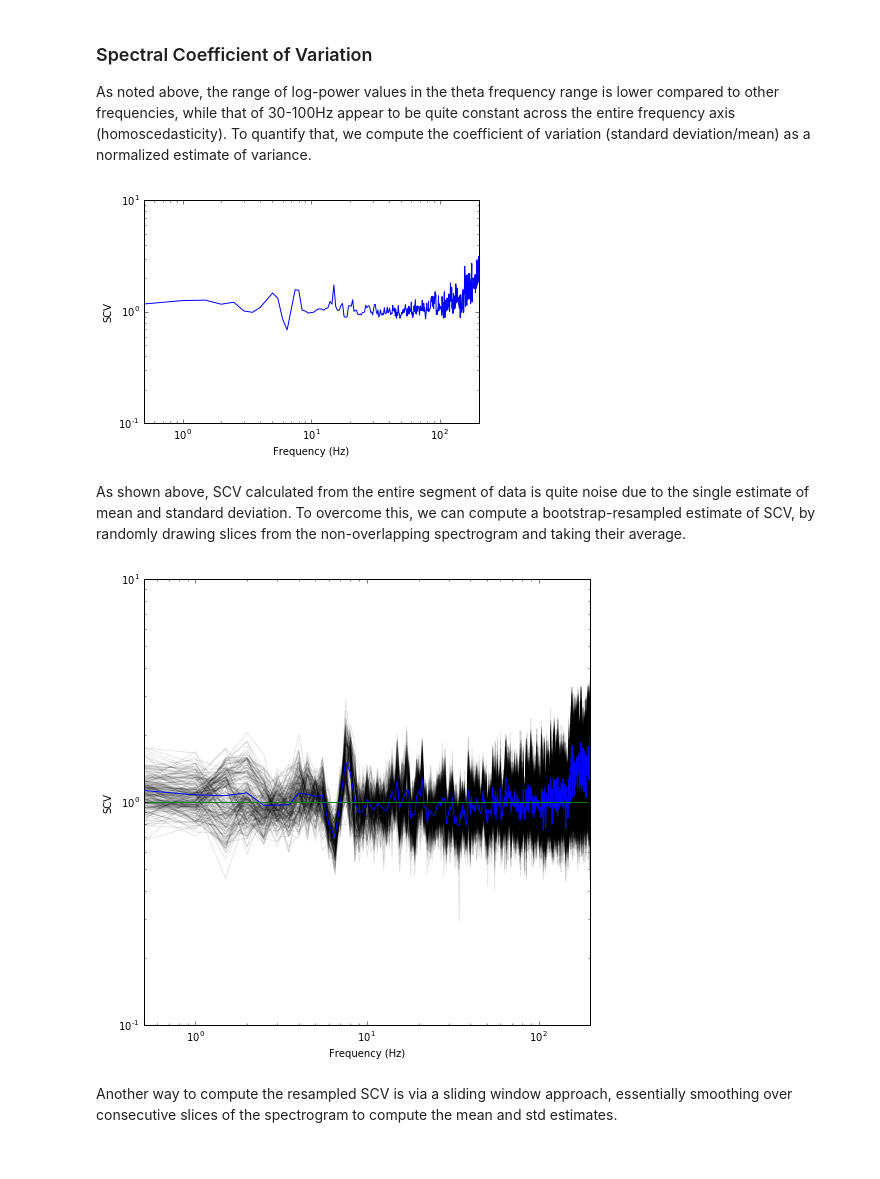
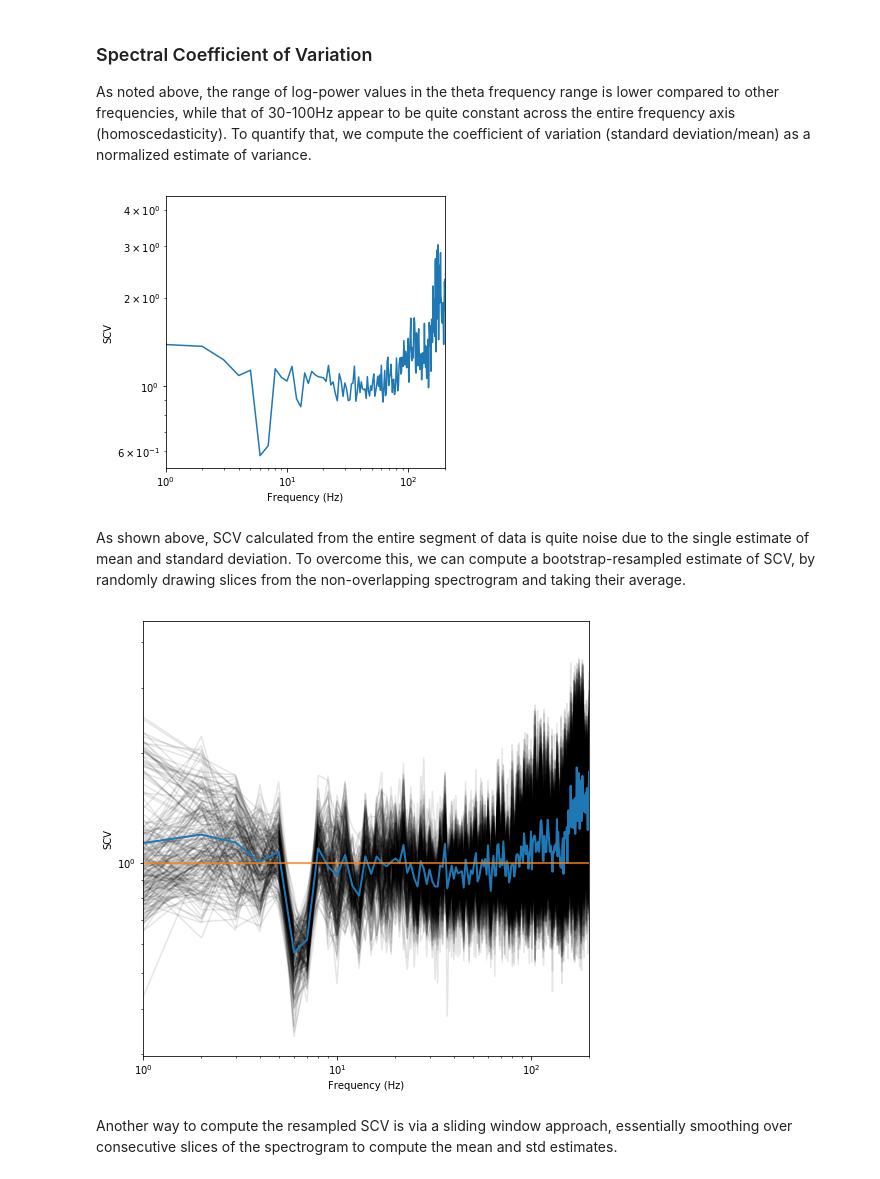
Before and after one commit to neurodsp-tools/neurodsp, a Jupyter notebook: tutorials/Spectral domain analysis.ipynb, the cells around one changed output. Cells and saved outputs as stored; diff of their text form; code cells hidden in the pictures.

```diff
--- a/tutorials/Spectral domain analysis.ipynb
+++ b/tutorials/Spectral domain analysis.ipynb
@@ -61,6 +61,3 @@ Notice in the above PSDs that there is a region of linear decrease when plotted
 See for example: Voytek et al., JNeuro, 2015; Podvalny et al., JNeurophysiol, 2015; Gao et al., NeuroImage, 2017; Lombardi et al., Chaos, 2017
 
 Here, we can fit the 1/f slope between any two frequencies while excluding a number of frequency ranges within that fit region, and we can plot the PSD and line to visually evaluate goodness of fit.
-# %%
-slope, offset= spectral.fit_slope(freq_med[1:200], P_med[1:200], (30., 100.), fit_excl=[(55., 65.)], method='ols', plot_fit=True)
-print('Slope:', slope, '& Offset:', offset)
@@ -84,28 +85,29 @@ spectral.plot_spectral_hist(f, bins, spect_hist, freq_med, P_med)
 ### Spectral Coefficient of Variation
 As noted above, the range of log-power values in the theta frequency range is lower compared to other frequencies, while that of 30-100Hz appear to be quite constant across the entire frequency axis (homoscedasticity). To quantify that, we compute the coefficient of variation (standard deviation/mean) as a normalized estimate of variance.
 # %%
-f, scv = spectral.scv(x, fs, nperseg=int(fs*2),noverlap=int(fs))
+f, scv = spectral.scv(x, fs, nperseg=int(fs),noverlap=0)
+plt.figure(figsize=(5,5))
 plt.loglog(f,scv)
-plt.xlim([0, 200])
+plt.xlim([1, 200])
 plt.xlabel('Frequency (Hz)')
 plt.ylabel('SCV')
 plt.show()
 # %% [output]
-[figure, old version]
+[figure, new version]
 # %% [markdown]
 As shown above, SCV calculated from the entire segment of data is quite noise due to the single estimate of mean and standard deviation. To overcome this, we can compute a bootstrap-resampled estimate of SCV, by randomly drawing slices from the non-overlapping spectrogram and taking their average.
 # %%
-f, T, SCVrs = spectral.scv_rs(x, fs,nperseg=fs*2, method='bootstrap', rs_params=(20, 200))
+f, T, SCVrs = spectral.scv_rs(x, fs,nperseg=fs, method='bootstrap', rs_params=(20, 200))
 plt.figure(figsize=(8,8))
 plt.loglog(f, SCVrs, 'k', alpha=0.1);
-plt.loglog(f, np.mean(SCVrs, axis=1))
+plt.loglog(f, np.mean(SCVrs, axis=1), lw=2)
 plt.loglog(f, len(f)*[1.])
-plt.xlim((0,200))
+plt.xlim((1,200))
 plt.xlabel('Frequency (Hz)')
 plt.ylabel('SCV')
 plt.show()
 # %% [output]
-[figure, old version]
+[figure, new version]
 # %% [markdown]
 Another way to compute the resampled SCV is via a sliding window approach, essentially smoothing over consecutive slices of the spectrogram to compute the mean and std estimates.
 # %%
```
Also changed, not shown: parts of 9 cells of this notebook.
